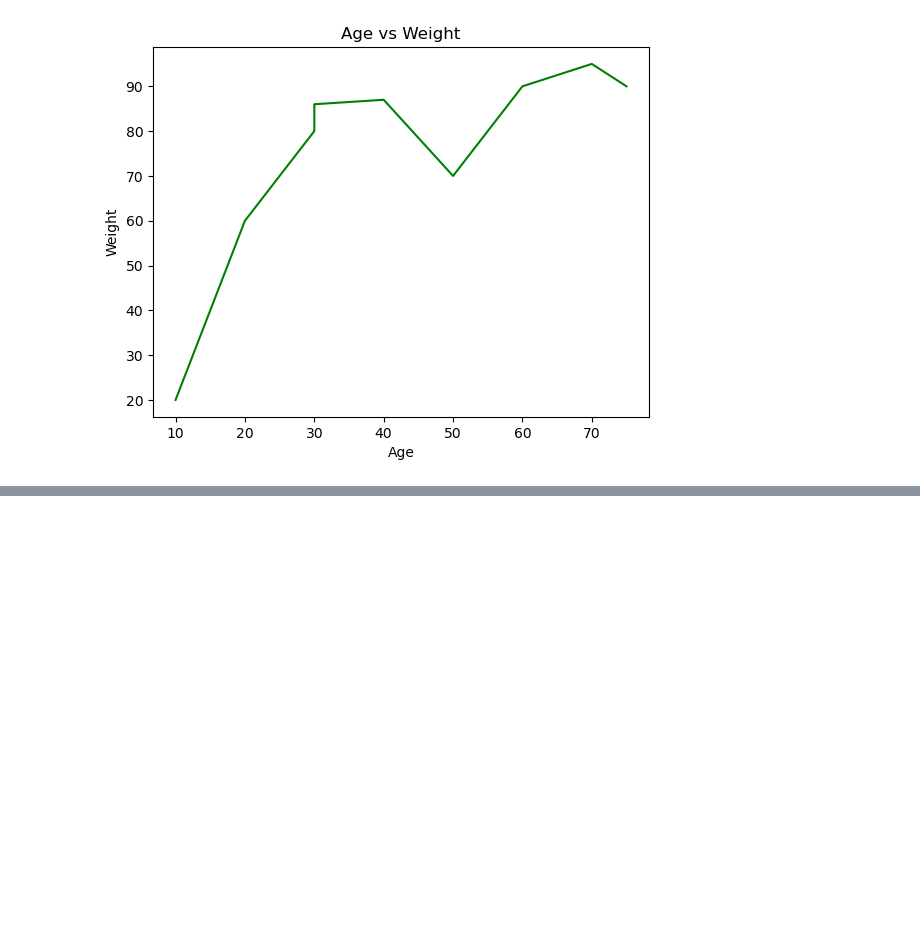
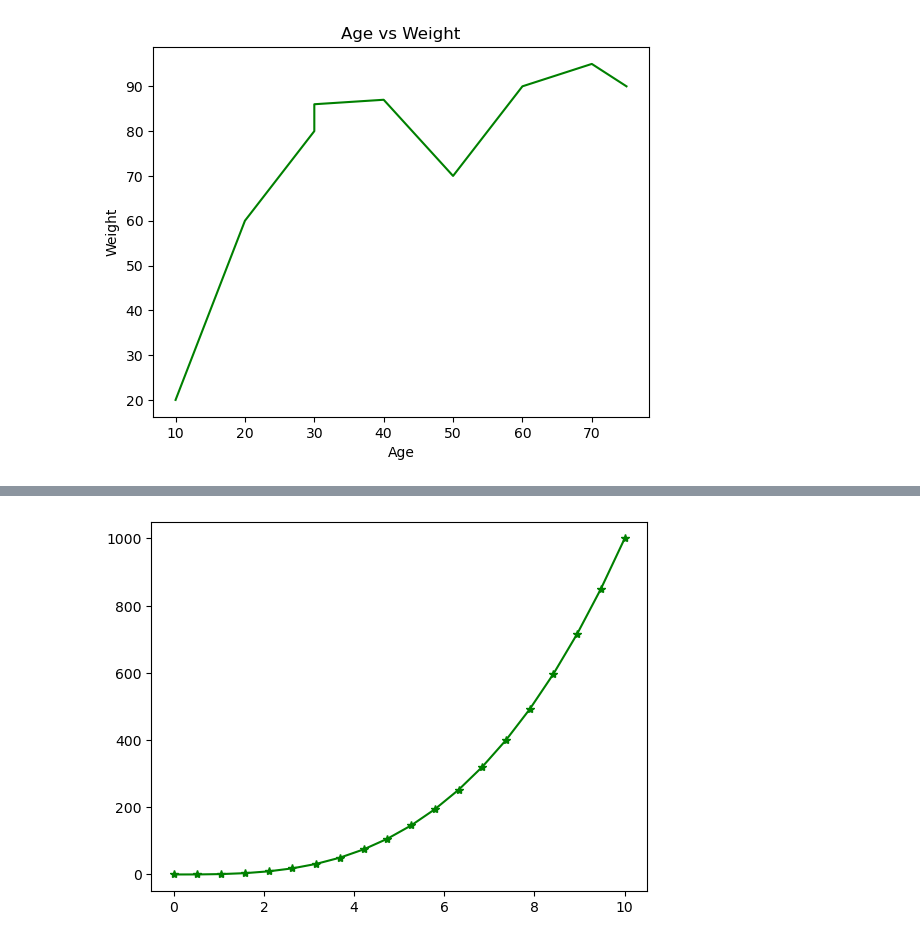
Before and after one commit to busragzl/PythonProject-DataScience, a Jupyter notebook: 9- IntroToMetplotlib.ipynb, the cells around one changed output, grey strips where cells are left out. Saved outputs shown, nothing was run; the diff lists cells and outputs as text; code cells hidden in the pictures; blank space fills up the shorter version.

```diff
--- a/9- IntroToMetplotlib.ipynb
+++ b/9- IntroToMetplotlib.ipynb
@@ -44,0 +71,5 @@ plt.show()
+# %%
+plt.plot(numpy_arr1,numpy_arr2,"g*-") # *- , *, - , --
+plt.show()
+# %% [output]
+[figure, added]
```
Also changed, not shown: parts of 10 cells of this notebook, 1 other file.
